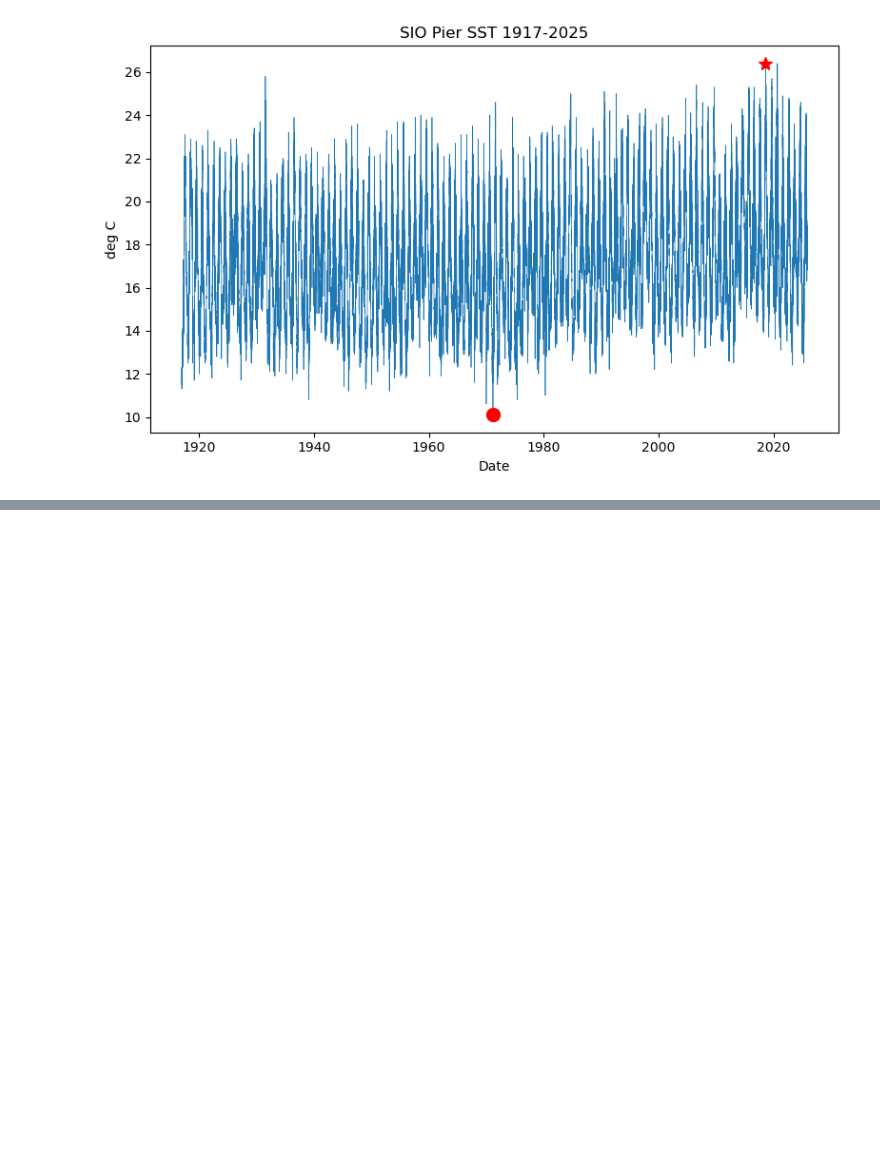
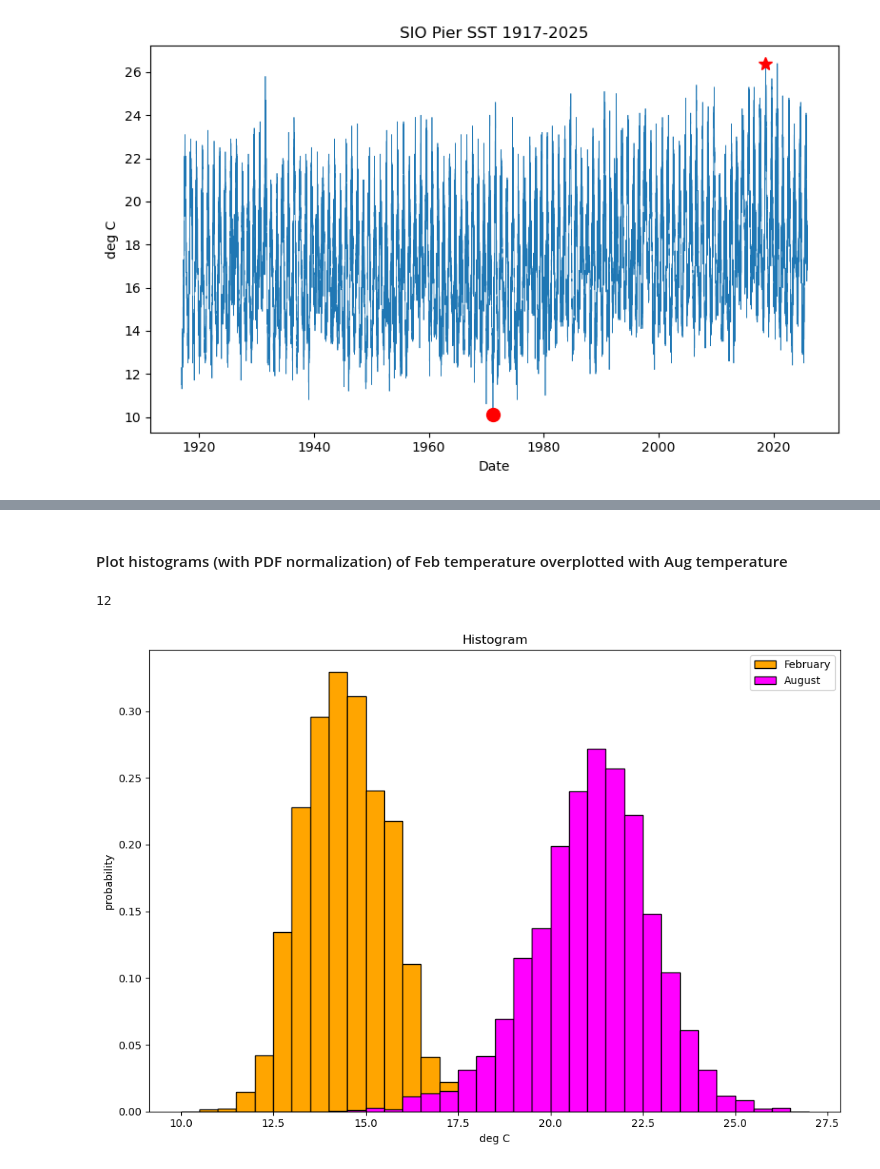
Before and after one commit to isidora-rojas/SIO175_DataAnalysis, a Jupyter notebook: Module_1/Demo1.ipynb, the cells around one changed output, grey strips where cells are left out. Saved outputs shown, nothing was run; the diff lists cells and outputs as text; code cells hidden in the pictures; blank space fills up the shorter version.

```diff
--- a/Module_1/Demo1.ipynb
+++ b/Module_1/Demo1.ipynb
@@ -357,0 +453,20 @@ plt.tight_layout()
+# %% [markdown]
+#### Plot histograms (with PDF normalization) of Feb temperature overplotted with Aug temperature
+# %%
+df['month'].max()
+# %% [output]
+12
+# %%
+fig, ax = plt.subplots(figsize=(10,7))
+
+ax.hist(df[df['month']==2]['T'], density=True, bins=dbins2, edgecolor='k', color='orange', label='February'),
+ax.hist(df[df['month']==8]['T'], density = True, bins=dbins2, edgecolor='k', color='magenta', label='August')
+
+ax.set_xlabel('deg C')
+ax.set_ylabel('probability')
+ax.set_title('Histogram')
+ax.legend()
+
+fig.tight_layout()
+# %% [output]
+[figure, added]
```
Also changed, not shown: parts of 12 cells of this notebook, 1 other file.
